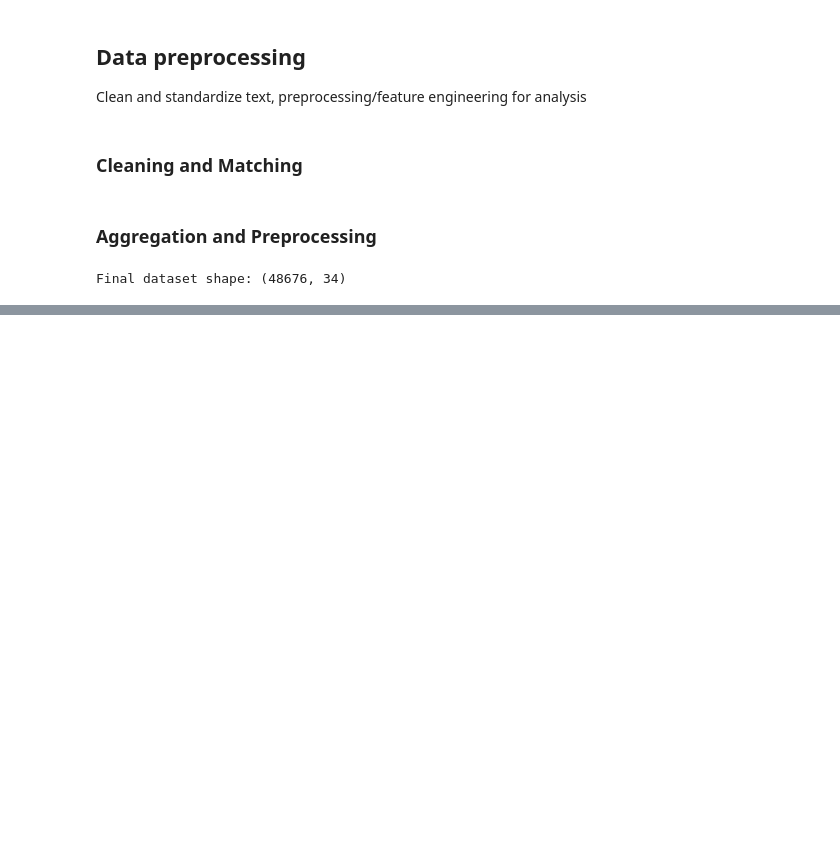
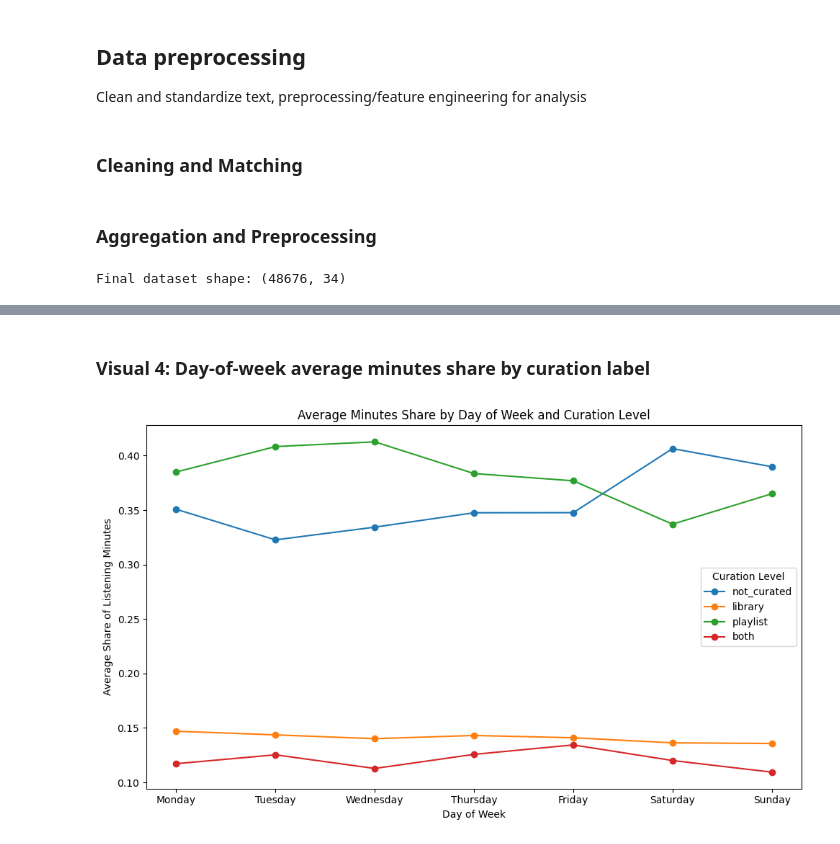
Before and after one commit to hjl-liz/spotify_project_group, a Jupyter notebook: team_red8_phase2_analysis.ipynb, the cells around one changed output, grey strips where cells are left out. Cells and saved outputs as stored; diff of their text form; code cells hidden in the pictures; blank space fills up the shorter version.

```diff
--- a/team_red8_phase2_analysis.ipynb
+++ b/team_red8_phase2_analysis.ipynb
@@ -230,0 +605,15 @@ Final dataset shape: (48676, 34)
+# %%
+# Step 6D: Average day-of-week shares across users
+
+avg_user_day_curation = (
+    user_day_curation
+    .groupby(["day_of_week_est", "curation_label"], observed=False)
+    .agg(
+        avg_stream_share=("stream_share_user_day", "mean"),
+        avg_minutes_share=("minutes_share_user_day", "mean"),
+        user_count=("user_id", "nunique")
+    )
+    .reset_index()
+)
+
+display(avg_user_day_curation.head(20))
@@ -230,0 +703,19 @@ Final dataset shape: (48676, 34)
+# %% [markdown]
+### Visual 4: Day-of-week average minutes share by curation label
+# %%
+# Visual 4: Day-of-week average minutes share by curation label
+
+plt.figure(figsize=(10, 6))
+
+for label in curation_order:
+    temp = avg_user_day_curation[avg_user_day_curation["curation_label"] == label]
+    plt.plot(temp["day_of_week_est"], temp["avg_minutes_share"], marker="o", label=label)
+
+plt.title("Average Minutes Share by Day of Week and Curation Level")
+plt.xlabel("Day of Week")
+plt.ylabel("Average Share of Listening Minutes")
+plt.legend(title="Curation Level")
+plt.tight_layout()
+plt.show()
+# %% [output]
+[figure, added]
```
Also changed, not shown: parts of 32 cells of this notebook.
